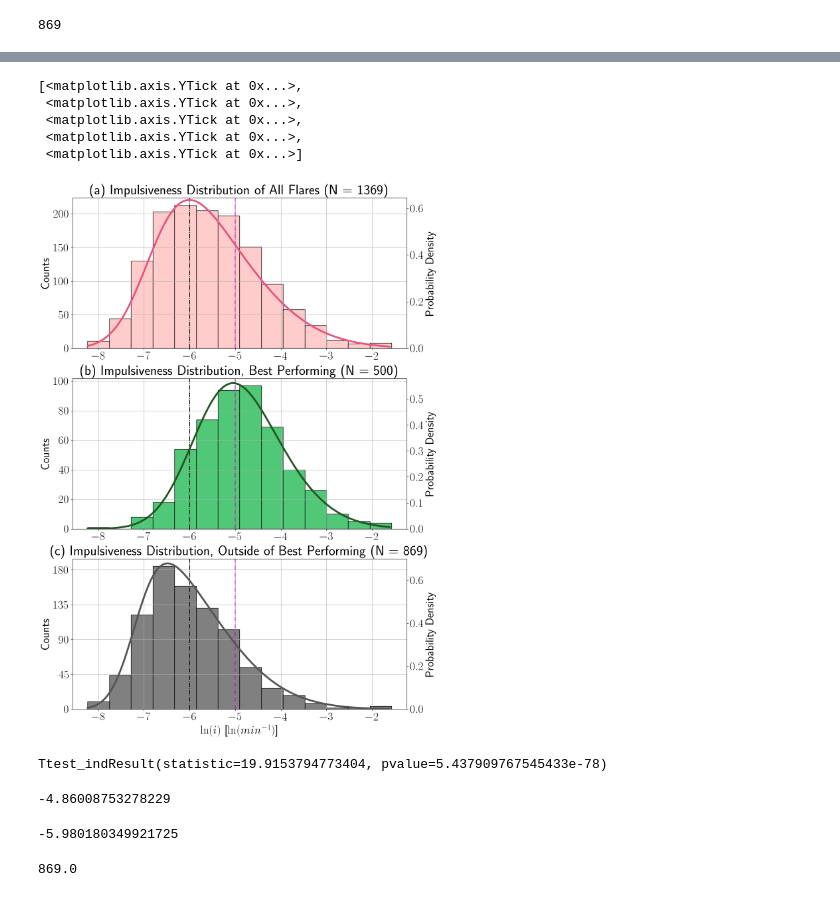
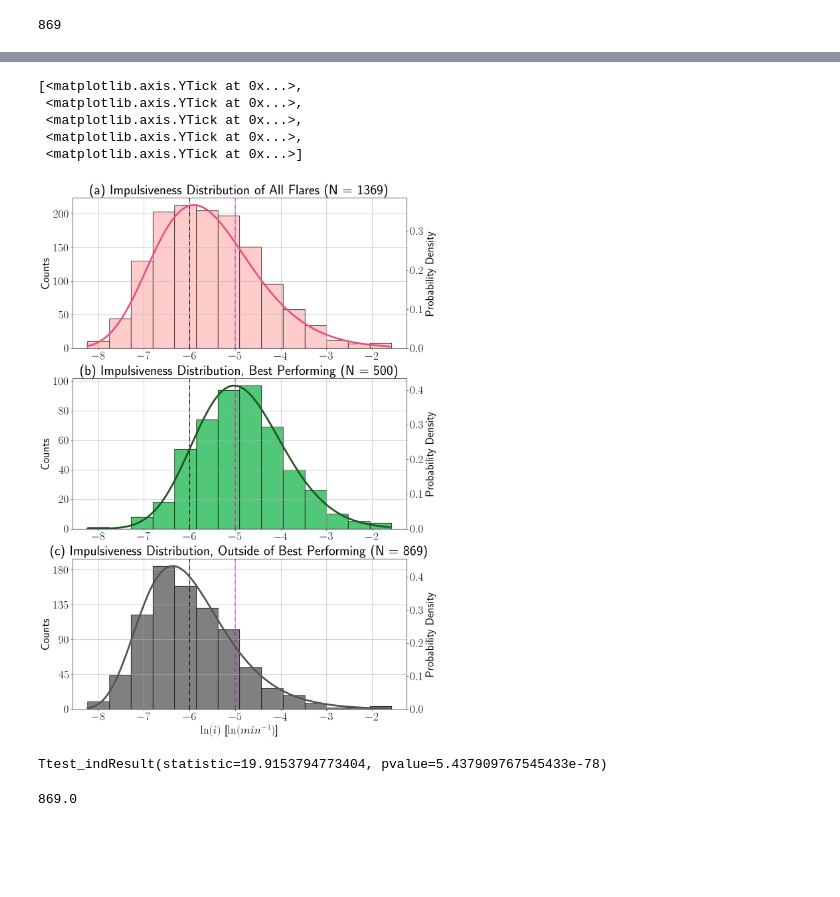
Before and after one commit to coletamburri2112/imp_dev, a Jupyter notebook: fit_imp_distribution_relative.ipynb, the cells around one changed output, grey strips where cells are left out. Cells and saved outputs as stored; diff of their text form; code cells hidden in the pictures; blank space fills up the shorter version.

Commit message:
new modeling for impulsiveness distributions

```diff
--- a/fit_imp_distribution_relative.ipynb
+++ b/fit_imp_distribution_relative.ipynb
@@ -8,5 +12,6 @@ import pandas as pd
 # %%
-filename = '/Users/coletamburri/Desktop/imp_dev/all_and_best_Sep_2023.mat'
+# import list of best-performing flares
+filename = '/Users/coletamburri/Desktop/Impulsiveness_Paper/imp_dev/all_and_best_Sep_2023.mat'
 dat = sio.loadmat(filename)
 # %%
 plt.rcParams['text.usetex']=True
@@ -14,0 +130,16 @@ plt.rcParams['font.sans-serif'] = ['Tahoma']
+# %%
+# for not best flares
+
+data3 = not_best_imp_nonan
+shape3, loc3, scale3 = stats.lognorm.fit(data3)
+
+print(['skewness = ',round(shape,2),' center = ',round(loc,2),' scale = ',round(scale,2)])
+lognorm3 = stats.lognorm.pdf(edges[0:-1],shape3,loc3,scale3)
+fig,ax = plt.subplots(figsize=(15,7))
+ax.bar(edges[0:-1],g[0]/sum(g[0]),label='Bins, Flares outside Best-Performing',width=(edges[1]-edges[0]),edgecolor='black')
+ax.plot(edges[0:-1],(lognorm3/sum(lognorm3)),label='Fitted Model',color='red',linewidth=4)
+ax.legend(fontsize=20)
+ax.grid()
+ax.set_ylabel('Probability',fontsize=25)
+ax.set_xlabel('Impulsiveness [$log(min^{-1})$]',fontsize=25)
+ax.tick_params(labelsize=15)
@@ -155,9 +367,9 @@ ax3_0 = ax3.twinx()
 #ax1_0.plot(edges2[0:-1],newscale(skewedgauss,max(h[0])),label='All Flares',color='#e75480',linewidth=4)
 #ax2_0.plot(edges2[0:-1],newscale(skewedgauss2,max(f[0])),label='Best Flares',color='#225522',linewidth=4)
 #ax3_0.plot(edges2[0:-1],newscale(skewedgauss3,max(g[0])),label='Non-Best Performing',color='#555555',linewidth=4)
-ax1_0.plot(edges2[0:-1],skewedgauss,label='All Flares',color='#e75480',linewidth=4)
-ax2_0.plot(edges2[0:-1],skewedgauss2,label='Best Flares',color='#225522',linewidth=4)
-ax3_0.plot(edges2[0:-1],skewedgauss3,label='Non-Best Performing',color='#555555',linewidth=4)
+ax1_0.plot(edges2[0:-1],lognorm,label='All Flares',color='#e75480',linewidth=4)
+ax2_0.plot(edges2[0:-1],lognorm2,label='Best Flares',color='#225522',linewidth=4)
+ax3_0.plot(edges2[0:-1],lognorm3,label='Non-Best Performing',color='#555555',linewidth=4)
 ax2.grid()
 ax3.grid()
 ax1.grid()
@@ -165,50 +377,45 @@ ax1.grid()
 
 ax2.set_title('(b) Impulsiveness Distribution, Best Performing (N = 500)',font='Tahoma',fontsize=30,fontweight='bold')
 ax3.set_title('(c) Impulsiveness Distribution, Outside of Best Performing (N = 869)',font='Tahoma',fontsize=30,fontweight='bold')
 ax1.set_title('(a) Impulsiveness Distribution of All Flares (N = 1369)',font='Tahoma',fontsize=30,fontweight='bold')
 ax2.tick_params(axis='both', which='major', labelsize=25)
 ax3.tick_params(axis='both', which='major', labelsize=25)
 ax1.tick_params(axis='both', which='major', labelsize=25)
 ax2_0.tick_params(axis='both', which='major', labelsize=25)
 ax3_0.tick_params(axis='both', which='major', labelsize=25)
 ax1_0.tick_params(axis='both', which='major', labelsize=25)
-ax1_0.set_ylim([0,0.645])
-ax2_0.set_ylim([0,0.58])
-ax3_0.set_ylim([0,0.7])
+# ax1_0.set_ylim([0,0.645])
+# ax2_0.set_ylim([0,0.58])
+# ax3_0.set_ylim([0,0.7])
+ax1_0.set_ylim(bottom=0)
+ax2_0.set_ylim(bottom=0)
+ax3_0.set_ylim(bottom=0)
 ax2.set_ylabel('Counts',fontsize=25)
 ax3.set_ylabel('Counts',fontsize=25)
 ax1.set_ylabel('Counts',fontsize=25)
 ax2_0.set_ylabel('Probability Density',fontsize=25)
 ax3_0.set_ylabel('Probability Density',fontsize=25)
 ax1_0.set_ylabel('Probability Density',fontsize=25)
 ax3.set_xlabel('$\ln(i)$ [$\ln(min^{-1})$]',fontsize=25)
 ax1.axvline(-6,c='k',ls='dashdot')
 ax1.axvline(-5,c='m',ls='dashdot')
 ax2.axvline(-6,c='k',ls='dashdot')
 ax2.axvline(-5,c='m',ls='dashdot')
 ax3.axvline(-6,c='k',ls='dashdot')
 ax3.axvline(-5,c='m',ls='dashdot')
 ax3.set_yticks(np.linspace(0,180,5))
 # %% [output]
 [<matplotlib.axis.YTick at 0x...>,
  <matplotlib.axis.YTick at 0x...>,
  <matplotlib.axis.YTick at 0x...>,
  <matplotlib.axis.YTick at 0x...>,
  <matplotlib.axis.YTick at 0x...>]
-[figure, old version]
+[figure, new version]
 # %%
 # students t test
 stats.ttest_ind(best_imp_nonan,not_best_imp_nonan,alternative='greater')
 # %% [output]
 Ttest_indResult(statistic=19.9153794773404, pvalue=5.437909767545433e-78)
-# %%
-np.mean(best_imp_nonan)
-# %% [output]
--4.86008753278229
-# %%
-np.mean(not_best_imp_nonan)
-# %% [output]
--5.980180349921725
 # %%
 # ks test comparison:
 
```
Also changed, not shown: parts of 57 cells of this notebook.
